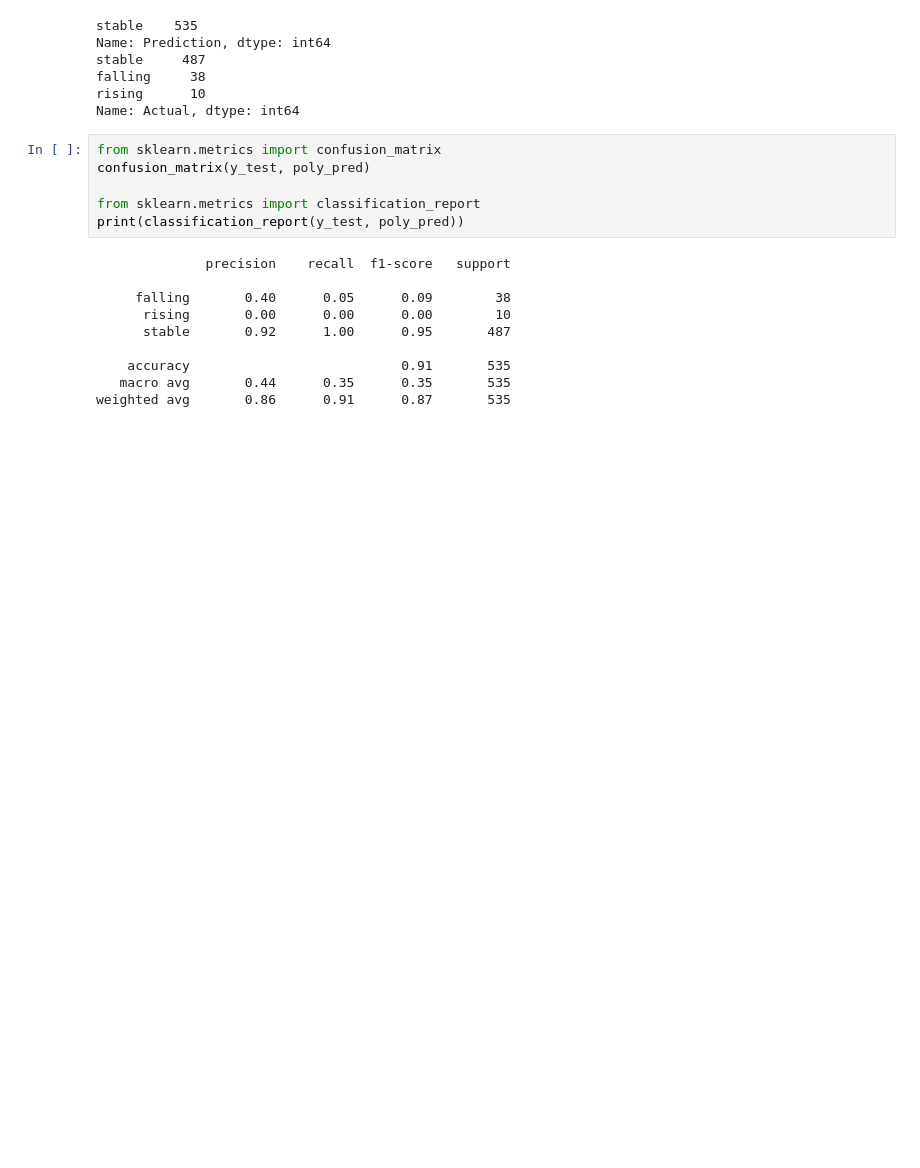
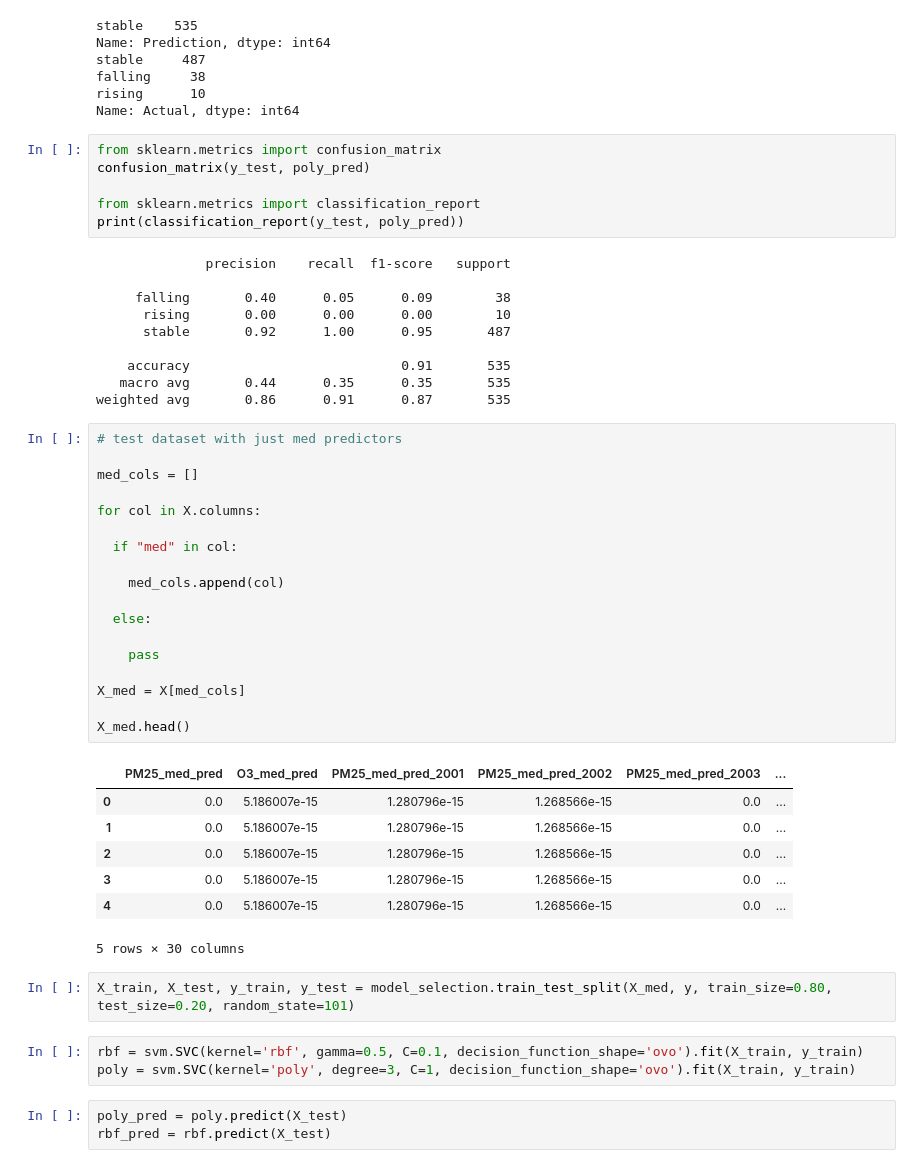
Before and after one commit to cbeckler/eco_cancer_incidence_rates, a Jupyter notebook: SVM_w_interpolated_data.ipynb, the cells around one changed output. Saved outputs shown, nothing was run; the diff lists cells and outputs as text; blank space fills up the shorter version.

Commit message:
median svm model

```diff
--- a/SVM_w_interpolated_data.ipynb
+++ b/SVM_w_interpolated_data.ipynb
@@ -325,3 +325,37 @@ print(classification_report(y_test, poly_pred))
     accuracy                           0.91       535
    macro avg       0.44      0.35      0.35       535
 weighted avg       0.86      0.91      0.87       535
+# %%
+# test dataset with just med predictors
+
+med_cols = []
+
+for col in X.columns:
+
+  if "med" in col:
+
+    med_cols.append(col)
+
+  else:
+
+    pass
+
+X_med = X[med_cols]
+
+X_med.head()
+# %% [output]
+|  | PM25_med_pred | O3_med_pred | PM25_med_pred_2001 | PM25_med_pred_2002 | PM25_med_pred_2003 | ... |
+| 0 | 0.0 | 5.186007e-15 | 1.280796e-15 | 1.268566e-15 | 0.0 | ... |
+| 1 | 0.0 | 5.186007e-15 | 1.280796e-15 | 1.268566e-15 | 0.0 | ... |
+| 2 | 0.0 | 5.186007e-15 | 1.280796e-15 | 1.268566e-15 | 0.0 | ... |
+| 3 | 0.0 | 5.186007e-15 | 1.280796e-15 | 1.268566e-15 | 0.0 | ... |
+| 4 | 0.0 | 5.186007e-15 | 1.280796e-15 | 1.268566e-15 | 0.0 | ... |
+5 rows × 30 columns
+# %%
+X_train, X_test, y_train, y_test = model_selection.train_test_split(X_med, y, train_size=0.80, test_size=0.20, random_state=101)
+# %%
+rbf = svm.SVC(kernel='rbf', gamma=0.5, C=0.1, decision_function_shape='ovo').fit(X_train, y_train)
+poly = svm.SVC(kernel='poly', degree=3, C=1, decision_function_shape='ovo').fit(X_train, y_train)
+# %%
+poly_pred = poly.predict(X_test)
+rbf_pred = rbf.predict(X_test)
```
Also changed, not shown: parts of 7 cells of this notebook.
